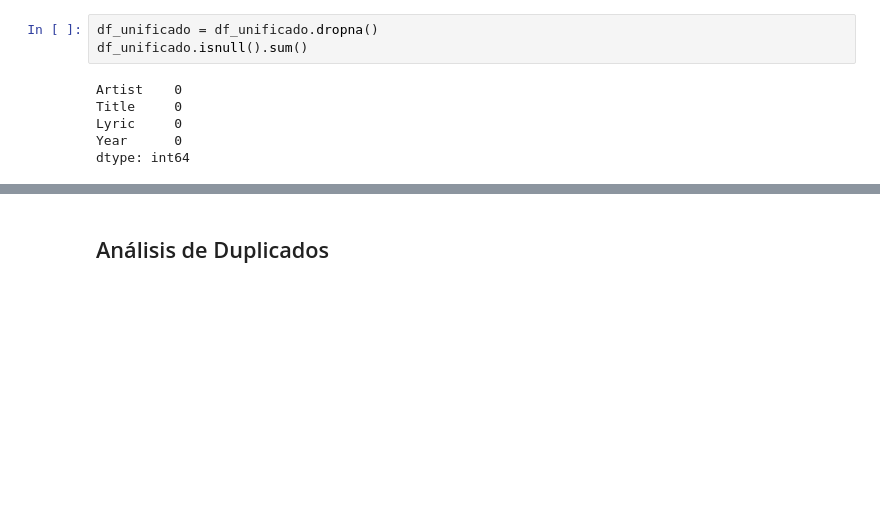
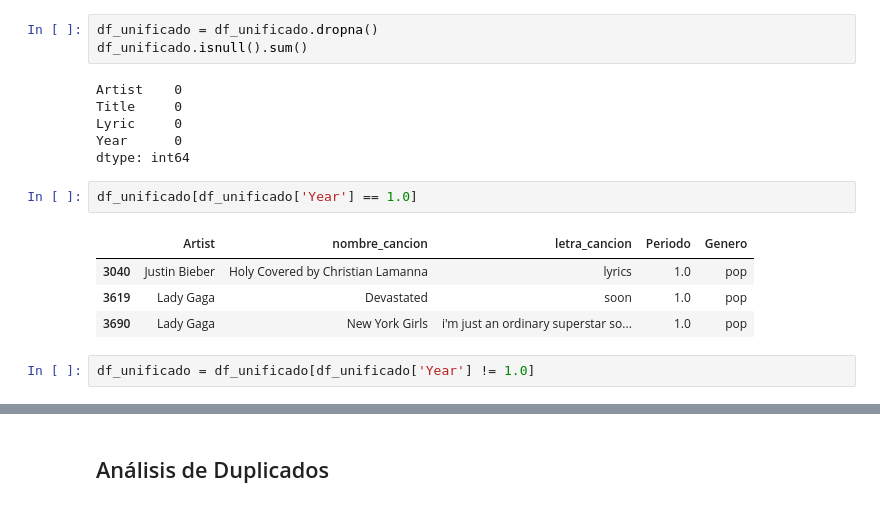
Before and after one commit to nubiaebv/analisis-pln-pos-tagging-musical, a Jupyter notebook: notebooks/01_exploracion_datos.ipynb, the cells around one changed output, grey strips where cells are left out. Saved outputs shown, nothing was run; the diff lists cells and outputs as text; blank space fills up the shorter version.

```diff
--- a/notebooks/01_exploracion_datos.ipynb
+++ b/notebooks/01_exploracion_datos.ipynb
@@ -316,6 +316,15 @@ Title     0
 Lyric     0
 Year      0
 dtype: int64
+# %%
+df_unificado[df_unificado['Year'] == 1.0]
+# %% [output]
+|  | Artist | nombre_cancion | letra_cancion | Periodo | Genero |
+| 3040 | Justin Bieber | Holy Covered by Christian Lamanna | lyrics | 1.0 | pop |
+| 3619 | Lady Gaga | Devastated | soon | 1.0 | pop |
+| 3690 | Lady Gaga | New York Girls | i'm just an ordinary superstar so... | 1.0 | pop |
+# %%
+df_unificado = df_unificado[df_unificado['Year'] != 1.0]
 # %%
 df_unificado.info()
 # %% [output]
```
Also changed, not shown: parts of 1 cell of this notebook, 2 other files.
